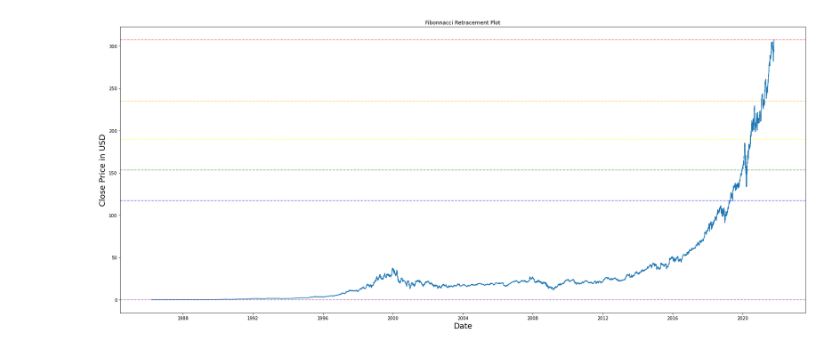
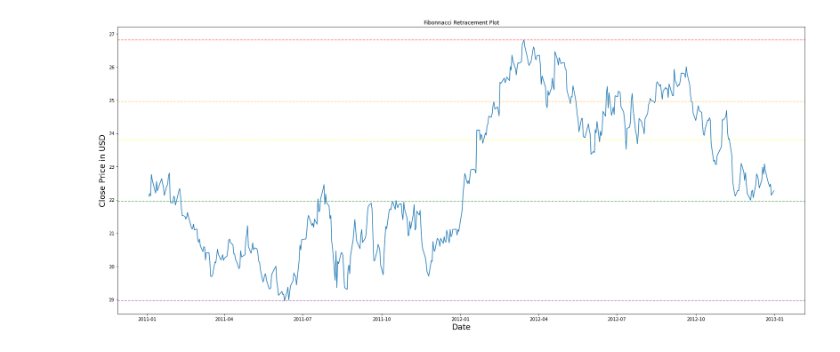
Before and after one commit to projeto-de-algoritmos/PD_Stock_Fibonacci_Ratios, a Jupyter notebook: Stocks_Fibonacci.ipynb, the cells around one changed output. Cells and saved outputs as stored; diff of their text form; code cells hidden in the pictures.

Commit message:
Adding dynamic calculation and graph examples
Co-Authored-By: Matheus Roberto <as.matheusroberto@gmail.com>

```diff
--- a/Stocks_Fibonacci.ipynb
+++ b/Stocks_Fibonacci.ipynb
@@ -9,7 +11,7 @@ msft = yf.Ticker("MSFT")
 msft.info
 
 # get historical market data
-hist = msft.history(period="max")
+hist = msft.history(period="max")['Close']
 # %%
 hist
 # %% [output]
@@ -59,15 +31,42 @@ for price in hist['Close']:
-# %%
-plt.figure(figsize=(28,12))
-plt.title('Fibonnacci Retracement Plot')
-plt.plot(hist.index, hist['Close'])
-plt.axhline(maximum_price, linestyle='--', alpha=0.5, color = 'red')
-plt.axhline(first_level, linestyle='--', alpha=0.5, color = 'orange')
-plt.axhline(second_level, linestyle='--', alpha=0.5, color = 'yellow')
-plt.axhline(third_level, linestyle='--', alpha=0.5, color = 'green')
-plt.axhline(fourth_level, linestyle='--', alpha=0.5, color = 'blue')
-plt.axhline(minimum_price, linestyle='--', alpha=0.5, color = 'purple')
-plt.xlabel('Date',fontsize=18)
-plt.ylabel('Close Price in USD',fontsize=18)
-plt.show()
-# %% [output]
-[figure, removed]
+# %%
+def fibonacci(num):
+    arr = [0,1]
+    if num==1:
+        print('0')
+    elif num==2:
+        print('[0,','1]')
+    else:
+        while(len(arr)<num):
+            arr.append(0)
+        if(num==0 or num==1):
+            return 1
+        else:
+            arr[0]=0
+            arr[1]=1
+            for i in range(2,num):
+                arr[i]=arr[i-1]+arr[i-2]
+            #print(arr)
+            return arr
+
+def calculate_fibonacci_rates(initial_date, final_date):
+    maximum_price = hist[initial_date:final_date].max()
+    minimum_price = hist[initial_date:final_date].min()
+    difference = maximum_price - minimum_price #Get the difference
+    first_level = maximum_price - difference * float(fibonacci(11)[-4])/float(float(fibonacci(11)[-1]))
+    second_level = maximum_price - difference * float(fibonacci(11)[-3])/float(float(fibonacci(11)[-1]))
+    third_level = maximum_price - difference * float(fibonacci(11)[-2])/float(float(fibonacci(11)[-1]))
+    plt.figure(figsize=(28,12))
+    plt.title('Fibonnacci Retracement Plot')
+    plt.plot(hist[initial_date:final_date])
+    plt.axhline(maximum_price, linestyle='--', alpha=0.5, color = 'red')
+    plt.axhline(first_level, linestyle='--', alpha=0.5, color = 'orange')
+    plt.axhline(second_level, linestyle='--', alpha=0.5, color = 'yellow')
+    plt.axhline(third_level, linestyle='--', alpha=0.5, color = 'green')
+    plt.axhline(minimum_price, linestyle='--', alpha=0.5, color = 'purple')
+    plt.xlabel('Date',fontsize=18)
+    plt.ylabel('Close Price in USD',fontsize=18)
+    plt.show()
+# %%
+calculate_fibonacci_rates('2011', '2012')
+# %% [output]
+[figure, added]
```
Also changed, not shown: parts of 10 cells of this notebook.
